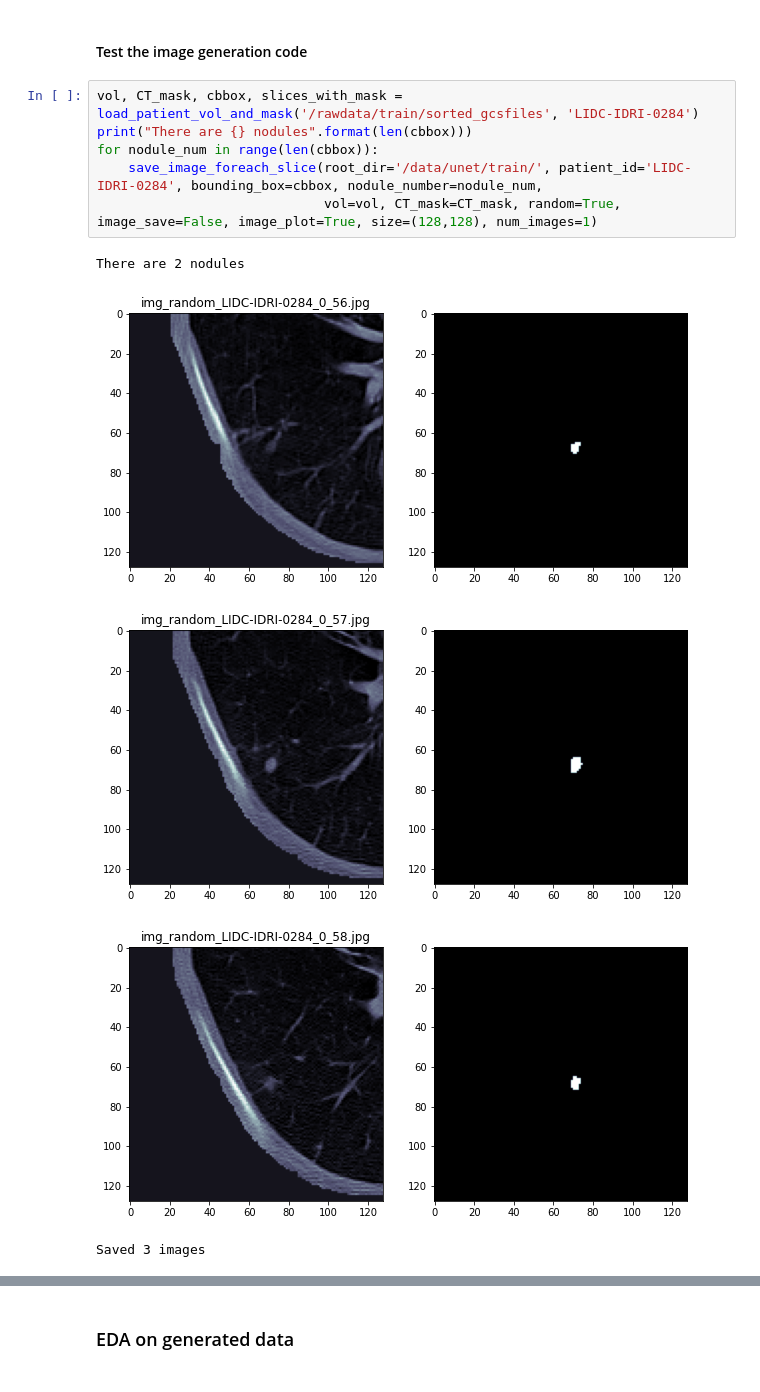
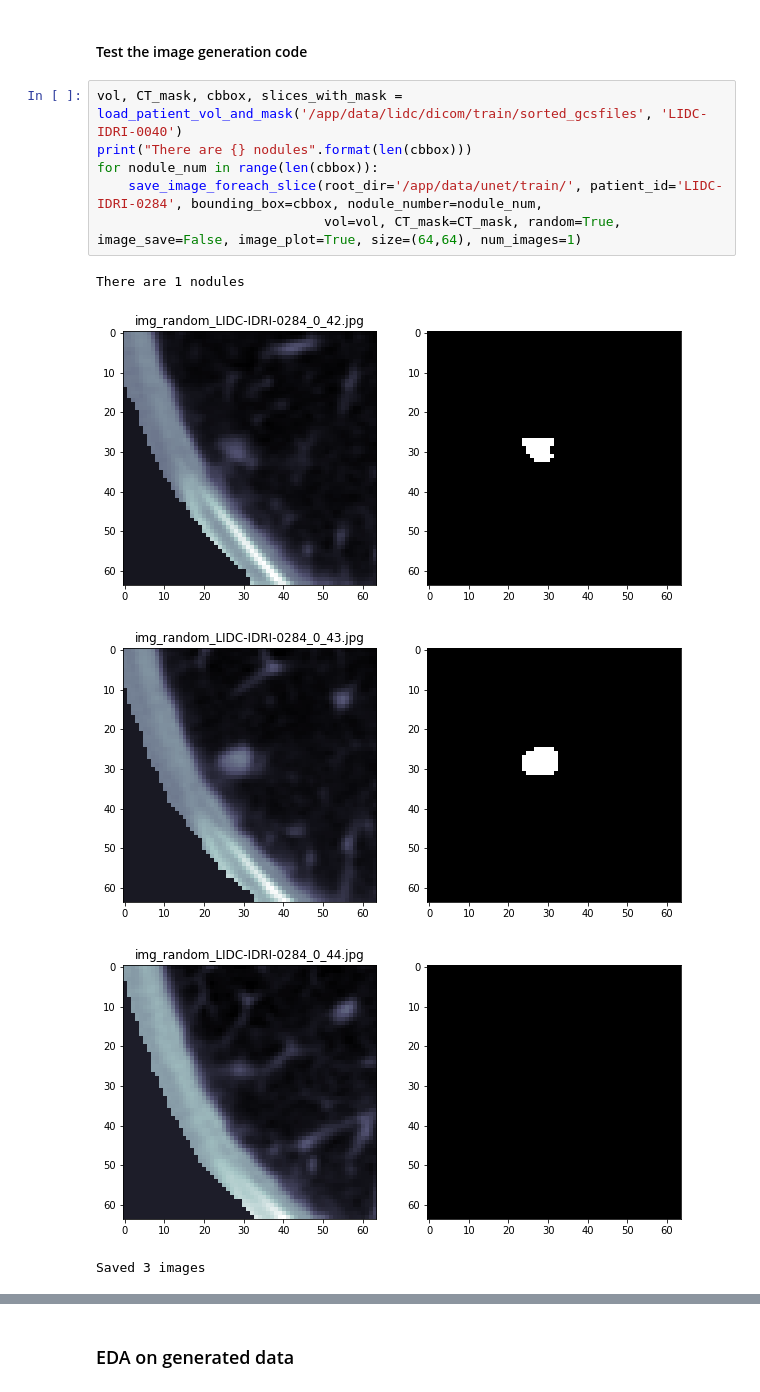
Before and after one commit to capstone-fall2021/lung_nodule_segmentation, a Jupyter notebook: unet_segmentation_data_preparation.ipynb, the cells around one changed output, grey strips where cells are left out. Drawn from its saved outputs; the diff is of its cells as text.

```diff
--- a/unet_segmentation_data_preparation.ipynb
+++ b/unet_segmentation_data_preparation.ipynb
@@ -561,14 +585,14 @@ def save_image_foreach_slice(root_dir, patient_id, bounding_box, nodule_number,
 # %% [markdown]
 #### Test the image generation code
 # %%
-vol, CT_mask, cbbox, slices_with_mask = load_patient_vol_and_mask('/rawdata/train/sorted_gcsfiles', 'LIDC-IDRI-0284')
+vol, CT_mask, cbbox, slices_with_mask = load_patient_vol_and_mask('/app/data/lidc/dicom/train/sorted_gcsfiles', 'LIDC-IDRI-0040')
 print("There are {} nodules".format(len(cbbox)))
 for nodule_num in range(len(cbbox)):
-    save_image_foreach_slice(root_dir='/data/unet/train/', patient_id='LIDC-IDRI-0284', bounding_box=cbbox, nodule_number=nodule_num,
-                             vol=vol, CT_mask=CT_mask, random=True, image_save=False, image_plot=True, size=(128,128), num_images=1)
+    save_image_foreach_slice(root_dir='/app/data/unet/train/', patient_id='LIDC-IDRI-0284', bounding_box=cbbox, nodule_number=nodule_num,
+                             vol=vol, CT_mask=CT_mask, random=True, image_save=False, image_plot=True, size=(64,64), num_images=1)
 # %% [output]
-There are 2 nodules
+There are 1 nodules
-[figure, old version]
+[figure, new version]
-[figure, old version]
+[figure, new version]
-[figure, old version]
+[figure, new version]
 Saved 3 images
```
Also changed, not shown: parts of 13 cells of this notebook, 5 other files.
